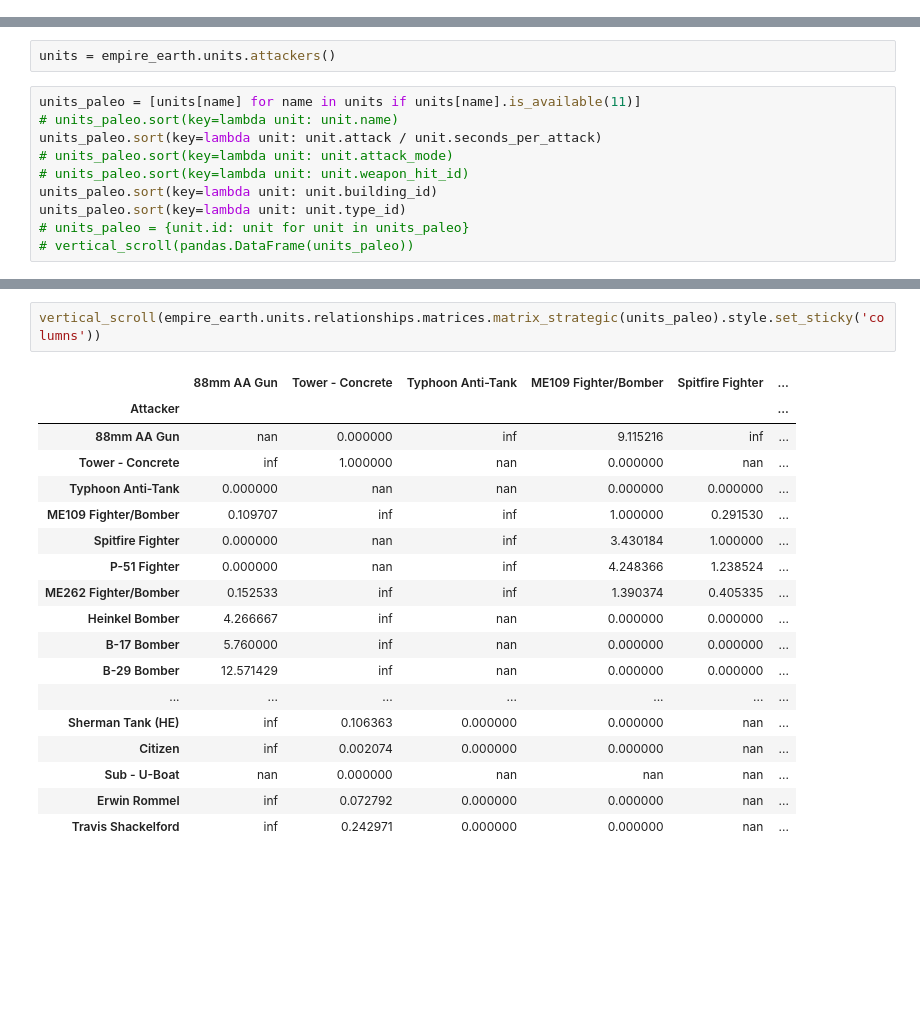
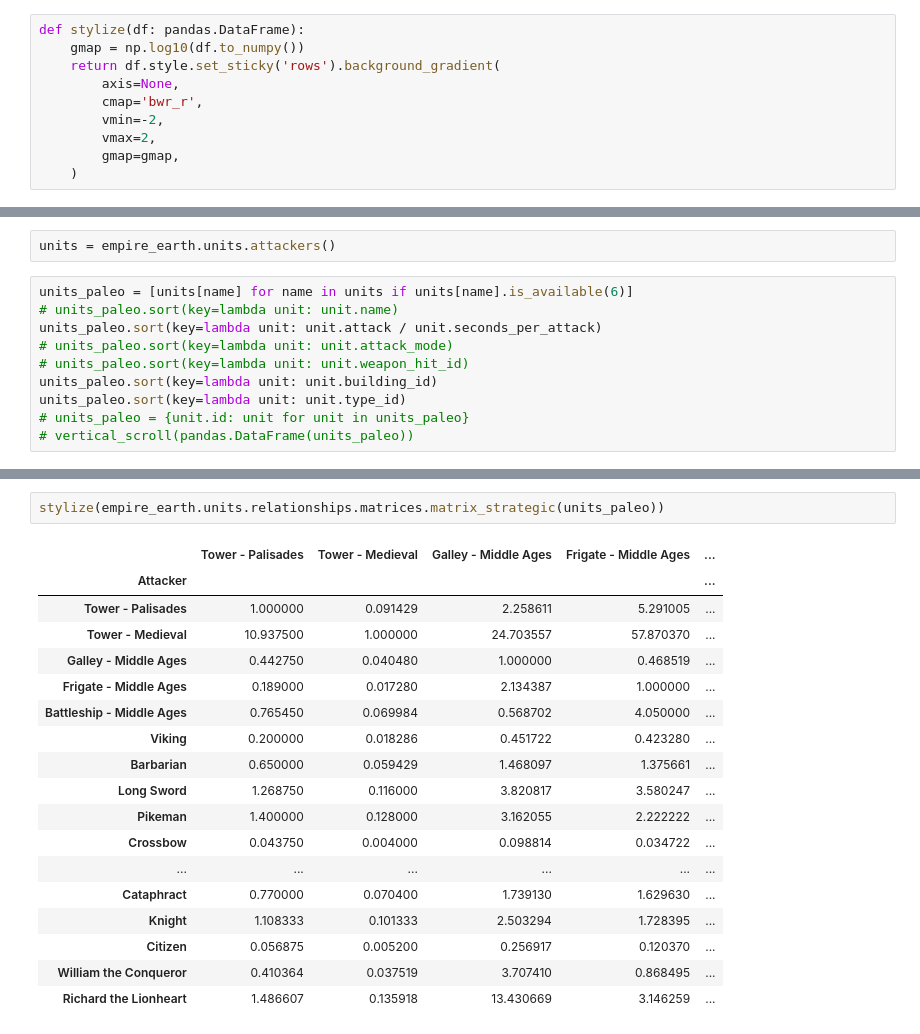
Before and after one commit to byrdie/empire_earth, a Jupyter notebook: empire_earth/unit_relationships.ipynb, the cells around one changed output, grey strips where cells are left out. Drawn from its saved outputs; the diff is of its cells as text; blank space fills up the shorter version.

```diff
--- a/empire_earth/unit_relationships.ipynb
+++ b/empire_earth/unit_relationships.ipynb
@@ -23,6 +24,16 @@ pandas.set_option('display.precision', 3)
 # dbtechtree = empire_earth.databases.dbtechtree()
 # dbtechtree = pandas.concat(dbtechtree.values())
 # dbtechtree
+# %%
+def stylize(df: pandas.DataFrame):
+    gmap = np.log10(df.to_numpy())
+    return df.style.set_sticky('rows').background_gradient(
+        axis=None,
+        cmap='bwr_r',
+        vmin=-2,
+        vmax=2,
+        gmap=gmap,
+    )
 # %%
 def vertical_scroll(dataframe: pandas.DataFrame):
     return display(HTML("<div style='height: 500px; overflow: auto; width: fit-content'>" + dataframe.to_html() + "</div>"))
@@ -31,7 +42,7 @@ def vertical_scroll(dataframe: pandas.DataFrame):
 # %%
 units = empire_earth.units.attackers()
 # %%
-units_paleo = [units[name] for name in units if units[name].is_available(11)]
+units_paleo = [units[name] for name in units if units[name].is_available(6)]
 # units_paleo.sort(key=lambda unit: unit.name)
 units_paleo.sort(key=lambda unit: unit.attack / unit.seconds_per_attack)
 # units_paleo.sort(key=lambda unit: unit.attack_mode)
@@ -65,21 +76,21 @@ vertical_scroll(empire_earth.units.relationships.matrices.matrix_tactical(units_
 # %%
-vertical_scroll(empire_earth.units.relationships.matrices.matrix_strategic(units_paleo).style.set_sticky('columns'))
+stylize(empire_earth.units.relationships.matrices.matrix_strategic(units_paleo))
 # %% [output]
-|  | 88mm AA Gun | Tower - Concrete | Typhoon Anti-Tank | ME109 Fighter/Bomber | Spitfire Fighter | ... |
-| Attacker |  |  |  |  |  | ... |
-| 88mm AA Gun | nan | 0.000000 | inf | 9.115216 | inf | ... |
-| Tower - Concrete | inf | 1.000000 | nan | 0.000000 | nan | ... |
-| Typhoon Anti-Tank | 0.000000 | nan | nan | 0.000000 | 0.000000 | ... |
-| ME109 Fighter/Bomber | 0.109707 | inf | inf | 1.000000 | 0.291530 | ... |
-| Spitfire Fighter | 0.000000 | nan | inf | 3.430184 | 1.000000 | ... |
-| P-51 Fighter | 0.000000 | nan | inf | 4.248366 | 1.238524 | ... |
-| ME262 Fighter/Bomber | 0.152533 | inf | inf | 1.390374 | 0.405335 | ... |
-| Heinkel Bomber | 4.266667 | inf | nan | 0.000000 | 0.000000 | ... |
-| B-17 Bomber | 5.760000 | inf | nan | 0.000000 | 0.000000 | ... |
-| B-29 Bomber | 12.571429 | inf | nan | 0.000000 | 0.000000 | ... |
-| ... | ... | ... | ... | ... | ... | ... |
-| Sherman Tank (HE) | inf | 0.106363 | 0.000000 | 0.000000 | nan | ... |
-| Citizen | inf | 0.002074 | 0.000000 | 0.000000 | nan | ... |
-| Sub - U-Boat | nan | 0.000000 | nan | nan | nan | ... |
-| Erwin Rommel | inf | 0.072792 | 0.000000 | 0.000000 | nan | ... |
-| Travis Shackelford | inf | 0.242971 | 0.000000 | 0.000000 | nan | ... |
+|  | Tower - Palisades | Tower - Medieval | Galley - Middle Ages | Frigate - Middle Ages | ... |
+| Attacker |  |  |  |  | ... |
+| Tower - Palisades | 1.000000 | 0.091429 | 2.258611 | 5.291005 | ... |
+| Tower - Medieval | 10.937500 | 1.000000 | 24.703557 | 57.870370 | ... |
+| Galley - Middle Ages | 0.442750 | 0.040480 | 1.000000 | 0.468519 | ... |
+| Frigate - Middle Ages | 0.189000 | 0.017280 | 2.134387 | 1.000000 | ... |
+| Battleship - Middle Ages | 0.765450 | 0.069984 | 0.568702 | 4.050000 | ... |
+| Viking | 0.200000 | 0.018286 | 0.451722 | 0.423280 | ... |
+| Barbarian | 0.650000 | 0.059429 | 1.468097 | 1.375661 | ... |
+| Long Sword | 1.268750 | 0.116000 | 3.820817 | 3.580247 | ... |
+| Pikeman | 1.400000 | 0.128000 | 3.162055 | 2.222222 | ... |
+| Crossbow | 0.043750 | 0.004000 | 0.098814 | 0.034722 | ... |
+| ... | ... | ... | ... | ... | ... |
+| Cataphract | 0.770000 | 0.070400 | 1.739130 | 1.629630 | ... |
+| Knight | 1.108333 | 0.101333 | 2.503294 | 1.728395 | ... |
+| Citizen | 0.056875 | 0.005200 | 0.256917 | 0.120370 | ... |
+| William the Conqueror | 0.410364 | 0.037519 | 3.707410 | 0.868495 | ... |
+| Richard the Lionheart | 1.486607 | 0.135918 | 13.430669 | 3.146259 | ... |
```
Also changed, not shown: parts of 2 cells of this notebook.
